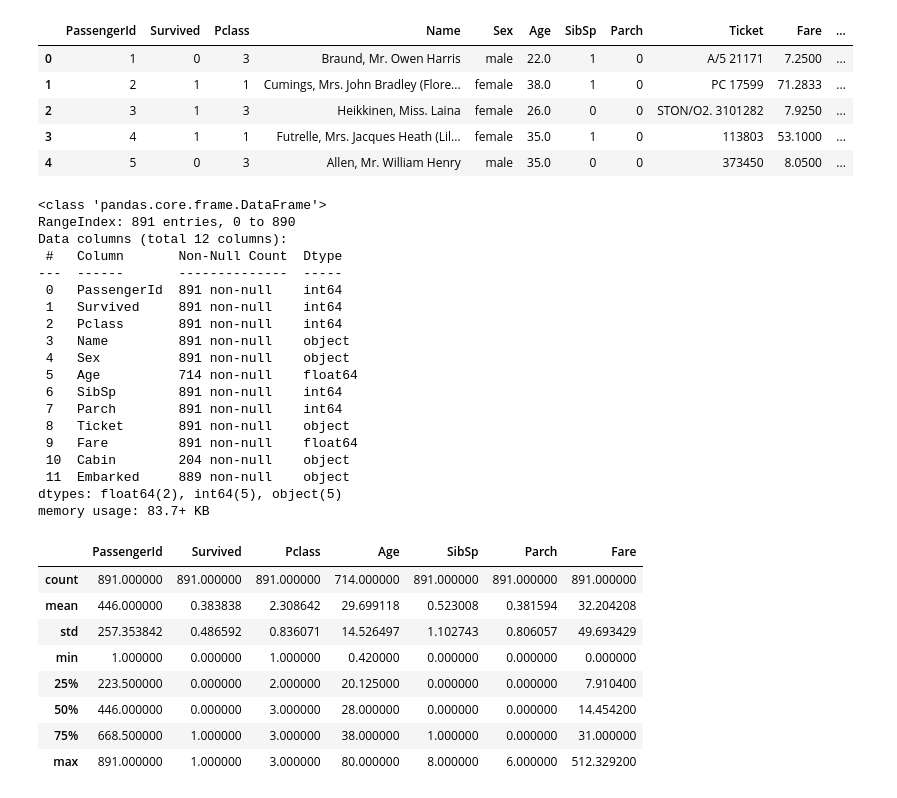
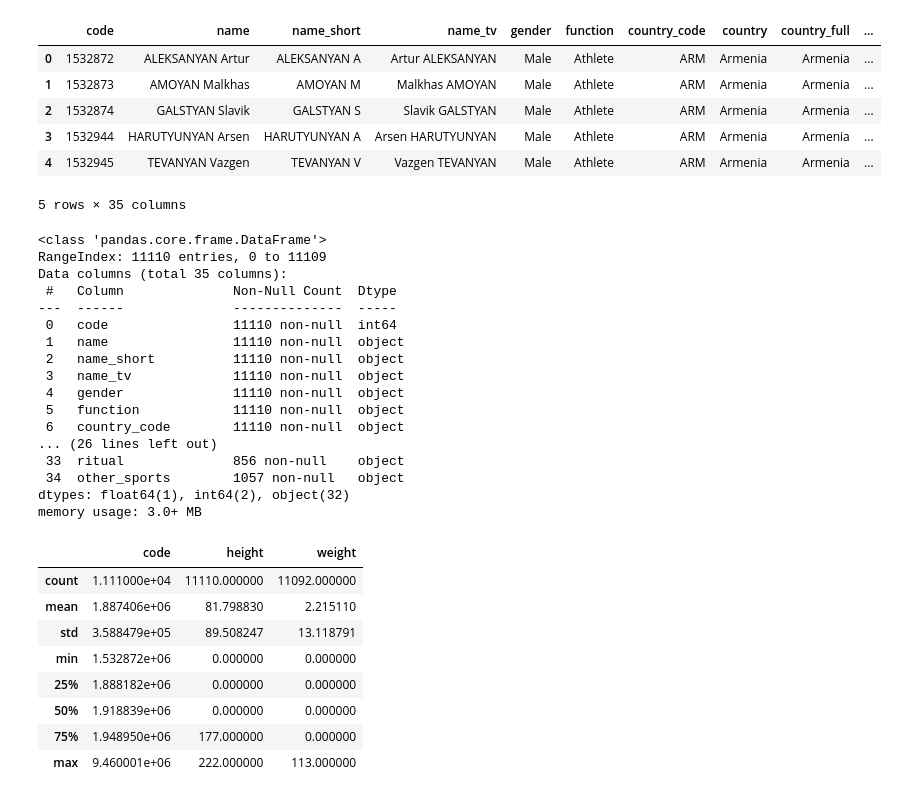
Before and after one commit to Saswankar1/IBM_DataSci, a Jupyter notebook: Class1/handling_null.ipynb, the cells around one changed output. Saved outputs shown, nothing was run; the diff lists cells and outputs as text; code cells hidden in the pictures.

```diff
--- a/Class1/handling_null.ipynb
+++ b/Class1/handling_null.ipynb
@@ -1,49 +1,48 @@
 # %%
 import pandas as pd
 # %%
-df = pd.read_csv('titanic.csv')
+df = pd.read_csv('athletes.csv')
 df.head()
 # %% [output]
-|  | PassengerId | Survived | Pclass | Name | Sex | Age | SibSp | Parch | Ticket | Fare | ... |
-| 0 | 1 | 0 | 3 | Braund, Mr. Owen Harris | male | 22.0 | 1 | 0 | A/5 21171 | 7.2500 | ... |
-| 1 | 2 | 1 | 1 | Cumings, Mrs. John Bradley (Flore... | female | 38.0 | 1 | 0 | PC 17599 | 71.2833 | ... |
-| 2 | 3 | 1 | 3 | Heikkinen, Miss. Laina | female | 26.0 | 0 | 0 | STON/O2. 3101282 | 7.9250 | ... |
-| 3 | 4 | 1 | 1 | Futrelle, Mrs. Jacques Heath (Lil... | female | 35.0 | 1 | 0 | 113803 | 53.1000 | ... |
-| 4 | 5 | 0 | 3 | Allen, Mr. William Henry | male | 35.0 | 0 | 0 | 373450 | 8.0500 | ... |
+|  | code | name | name_short | name_tv | gender | function | country_code | country | country_full | ... |
+| 0 | 1532872 | ALEKSANYAN Artur | ALEKSANYAN A | Artur ALEKSANYAN | Male | Athlete | ARM | Armenia | Armenia | ... |
+| 1 | 1532873 | AMOYAN Malkhas | AMOYAN M | Malkhas AMOYAN | Male | Athlete | ARM | Armenia | Armenia | ... |
+| 2 | 1532874 | GALSTYAN Slavik | GALSTYAN S | Slavik GALSTYAN | Male | Athlete | ARM | Armenia | Armenia | ... |
+| 3 | 1532944 | HARUTYUNYAN Arsen | HARUTYUNYAN A | Arsen HARUTYUNYAN | Male | Athlete | ARM | Armenia | Armenia | ... |
+| 4 | 1532945 | TEVANYAN Vazgen | TEVANYAN V | Vazgen TEVANYAN | Male | Athlete | ARM | Armenia | Armenia | ... |
+5 rows × 35 columns
 # %%
 df.info()
 # %% [output]
 <class 'pandas.core.frame.DataFrame'>
-RangeIndex: 891 entries, 0 to 890
-Data columns (total 12 columns):
- #   Column       Non-Null Count  Dtype
----  ------       --------------  -----
- 0   PassengerId  891 non-null    int64
- 1   Survived     891 non-null    int64
- 2   Pclass       891 non-null    int64
- 3   Name         891 non-null    object
- 4   Sex          891 non-null    object
- 5   Age          714 non-null    float64
- 6   SibSp        891 non-null    int64
- 7   Parch        891 non-null    int64
- 8   Ticket       891 non-null    object
- 9   Fare         891 non-null    float64
- 10  Cabin        204 non-null    object
- 11  Embarked     889 non-null    object
-dtypes: float64(2), int64(5), object(5)
-memory usage: 83.7+ KB
+RangeIndex: 11110 entries, 0 to 11109
+Data columns (total 35 columns):
+ #   Column              Non-Null Count  Dtype
+---  ------              --------------  -----
+ 0   code                11110 non-null  int64
+ 1   name                11110 non-null  object
+ 2   name_short          11110 non-null  object
+ 3   name_tv             11110 non-null  object
+ 4   gender              11110 non-null  object
+ 5   function            11110 non-null  object
+ 6   country_code        11110 non-null  object
+... (26 lines left out)
+ 33  ritual              856 non-null    object
+ 34  other_sports        1057 non-null   object
+dtypes: float64(1), int64(2), object(32)
+memory usage: 3.0+ MB
 # %%
 df.describe()
 # %% [output]
-|  | PassengerId | Survived | Pclass | Age | SibSp | Parch | Fare |
-| count | 891.000000 | 891.000000 | 891.000000 | 714.000000 | 891.000000 | 891.000000 | 891.000000 |
-| mean | 446.000000 | 0.383838 | 2.308642 | 29.699118 | 0.523008 | 0.381594 | 32.204208 |
-| std | 257.353842 | 0.486592 | 0.836071 | 14.526497 | 1.102743 | 0.806057 | 49.693429 |
-| min | 1.000000 | 0.000000 | 1.000000 | 0.420000 | 0.000000 | 0.000000 | 0.000000 |
-| 25% | 223.500000 | 0.000000 | 2.000000 | 20.125000 | 0.000000 | 0.000000 | 7.910400 |
-| 50% | 446.000000 | 0.000000 | 3.000000 | 28.000000 | 0.000000 | 0.000000 | 14.454200 |
-| 75% | 668.500000 | 1.000000 | 3.000000 | 38.000000 | 1.000000 | 0.000000 | 31.000000 |
-| max | 891.000000 | 1.000000 | 3.000000 | 80.000000 | 8.000000 | 6.000000 | 512.329200 |
+|  | code | height | weight |
+| count | 1.111000e+04 | 11110.000000 | 11092.000000 |
+| mean | 1.887406e+06 | 81.798830 | 2.215110 |
+| std | 3.588479e+05 | 89.508247 | 13.118791 |
+| min | 1.532872e+06 | 0.000000 | 0.000000 |
+| 25% | 1.888182e+06 | 0.000000 | 0.000000 |
+| 50% | 1.918839e+06 | 0.000000 | 0.000000 |
+| 75% | 1.948950e+06 | 177.000000 | 0.000000 |
+| max | 9.460001e+06 | 222.000000 | 113.000000 |
 # %%
 df.isnull().sum()
 # %% [output]
```
Also changed, not shown: parts of 12 cells of this notebook, 1 other file.
